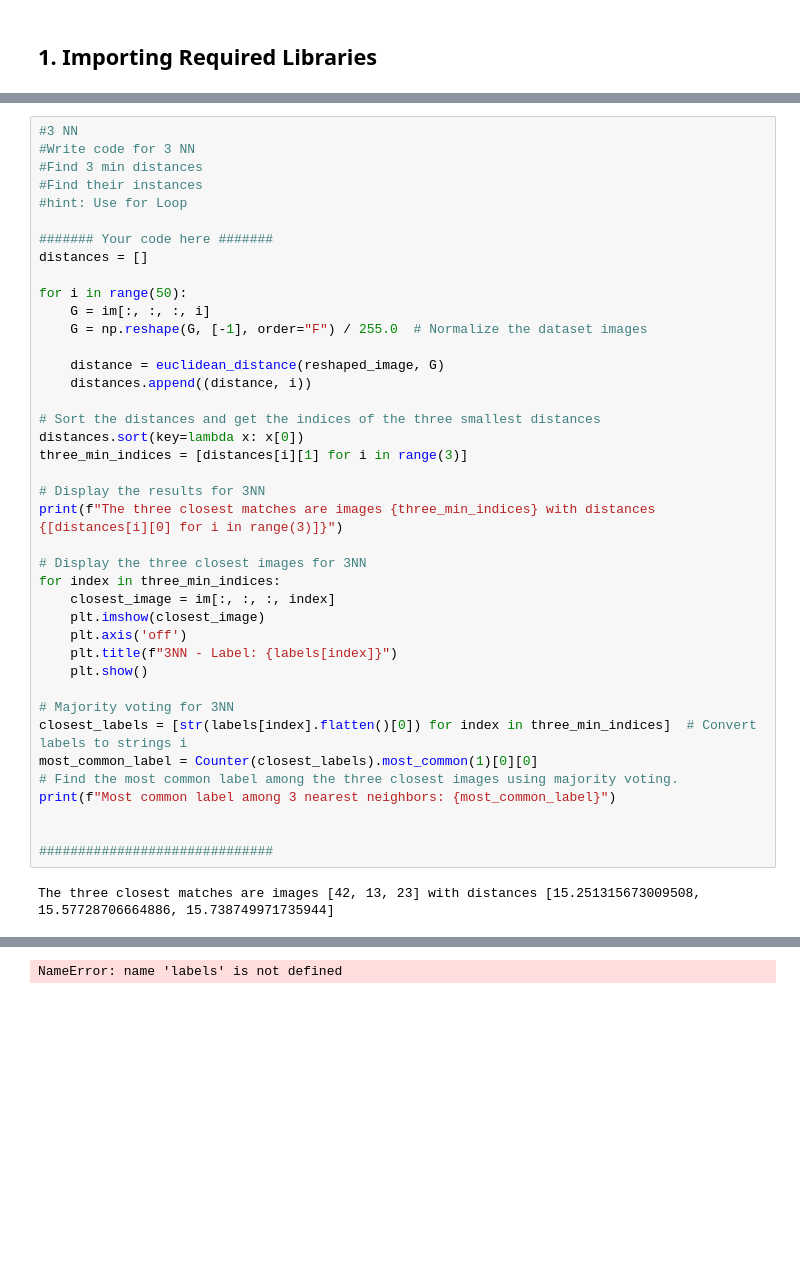
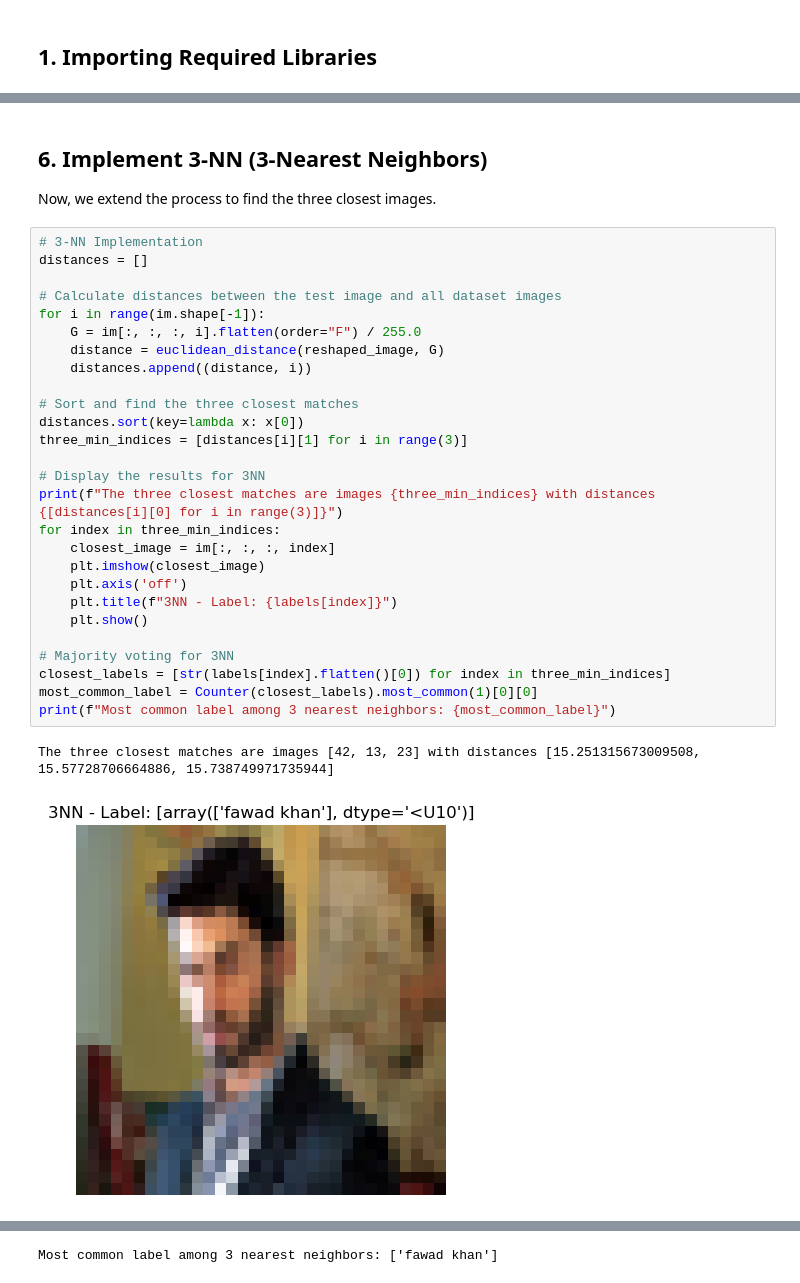
Before and after one commit to iamanasinam/ATS-Internship, a Jupyter notebook: 03. Celebrity Look-Alike Classifier/KKN.ipynb, the cells around one changed output, grey strips where cells are left out. Cells and saved outputs as stored; diff of their text form; blank space fills up the shorter version.

```diff
--- a/03. Celebrity Look-Alike Classifier/KKN.ipynb
+++ b/03. Celebrity Look-Alike Classifier/KKN.ipynb
@@ -153,42 +88,33 @@ Write code for 3 NN
+# %% [markdown]
+## 6. Implement 3-NN (3-Nearest Neighbors)
+Now, we extend the process to find the three closest images.
 # %%
-#3 NN
-#Write code for 3 NN
-#Find 3 min distances
-#Find their instances
-#hint: Use for Loop
-
-####### Your code here #######
+# 3-NN Implementation
 distances = []
 
-for i in range(50):
-    G = im[:, :, :, i]
-    G = np.reshape(G, [-1], order="F") / 255.0  # Normalize the dataset images
-
+# Calculate distances between the test image and all dataset images
+for i in range(im.shape[-1]):
+    G = im[:, :, :, i].flatten(order="F") / 255.0
     distance = euclidean_distance(reshaped_image, G)
     distances.append((distance, i))
 
-# Sort the distances and get the indices of the three smallest distances
+# Sort and find the three closest matches
 distances.sort(key=lambda x: x[0])
 three_min_indices = [distances[i][1] for i in range(3)]
 
 # Display the results for 3NN
 print(f"The three closest matches are images {three_min_indices} with distances {[distances[i][0] for i in range(3)]}")
-
-# Display the three closest images for 3NN
 for index in three_min_indices:
     closest_image = im[:, :, :, index]
     plt.imshow(closest_image)
     plt.axis('off')
     plt.title(f"3NN - Label: {labels[index]}")
     plt.show()
 
 # Majority voting for 3NN
-closest_labels = [str(labels[index].flatten()[0]) for index in three_min_indices]  # Convert labels to strings i
+closest_labels = [str(labels[index].flatten()[0]) for index in three_min_indices]
 most_common_label = Counter(closest_labels).most_common(1)[0][0]
-# Find the most common label among the three closest images using majority voting.
 print(f"Most common label among 3 nearest neighbors: {most_common_label}")
-
-
-##############################
 # %% [output]
 The three closest matches are images [42, 13, 23] with distances [15.251315673009508, 15.57728706664886, 15.738749971735944]
+[figure, new version]
@@ -195 +123 @@ The three closest matches are images [42, 13, 23] with distances [15.25131567300
-NameError: name 'labels' is not defined
+Most common label among 3 nearest neighbors: ['fawad khan']
```
Also changed, not shown: parts of 20 cells of this notebook.
